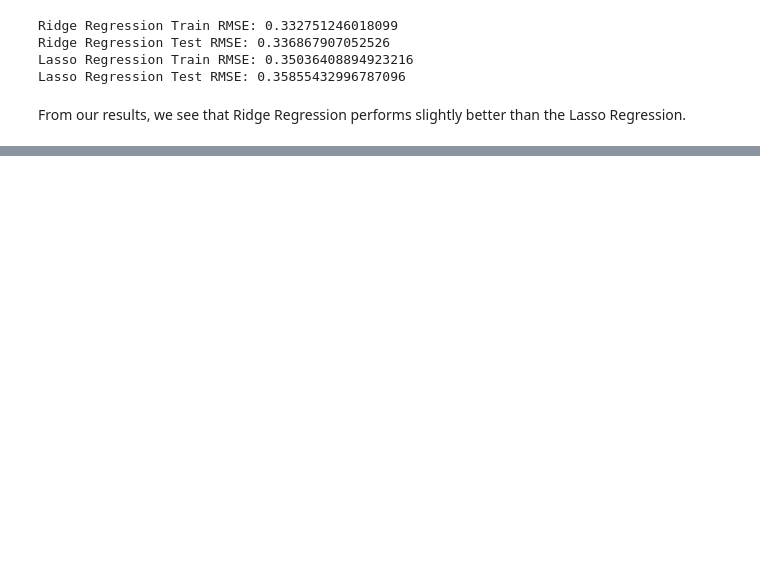
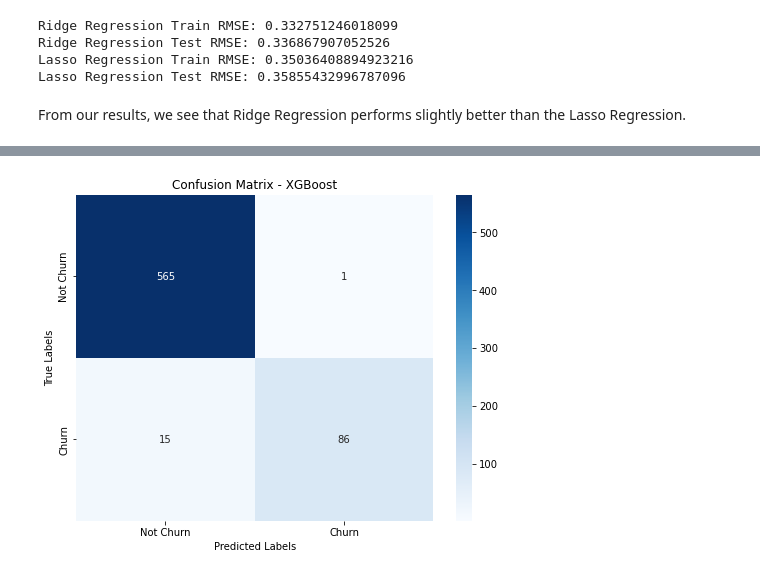
Before and after one commit to DoreenMolly/SyriaTel-Churn-Prediction, a Jupyter notebook: SyriaTel_Customer_Prediction.ipynb, the cells around one changed output, grey strips where cells are left out. Drawn from its saved outputs; the diff is of its cells as text; code cells hidden in the pictures; blank space fills up the shorter version.

```diff
--- a/SyriaTel_Customer_Prediction.ipynb
+++ b/SyriaTel_Customer_Prediction.ipynb
@@ -554,8 +564,3 @@ df_scaled.info()
  25  customer service calls     3333 non-null   float64
 dtypes: bool(1), float64(21), int64(2), uint8(2)
 memory usage: 608.8 KB
-# %%
-# Convert the 'churn' feature to an integer
-df_scaled['churn'] = df_scaled['churn'].astype(int)
-
-df.info()
@@ -776,0 +800,13 @@ XGBoost Test Accuracy (Train-Test Split): 0.9805097451274363
+# %%
+# Calculate confusion matrix
+cm_xgb = confusion_matrix(y_test, y_pred_xgb)
+
+# Plot confusion matrix
+plt.figure(figsize=(8, 6))
+sns.heatmap(cm_xgb, annot=True, cmap='Blues', fmt='d', xticklabels=['Not Churn', 'Churn'], yticklabels=['Not Churn', 'Churn'])
+plt.xlabel('Predicted Labels')
+plt.ylabel('True Labels')
+plt.title('Confusion Matrix - XGBoost')
+plt.show()
+# %% [output]
+[figure, added]
```
Also changed, not shown: parts of 22 cells of this notebook.
